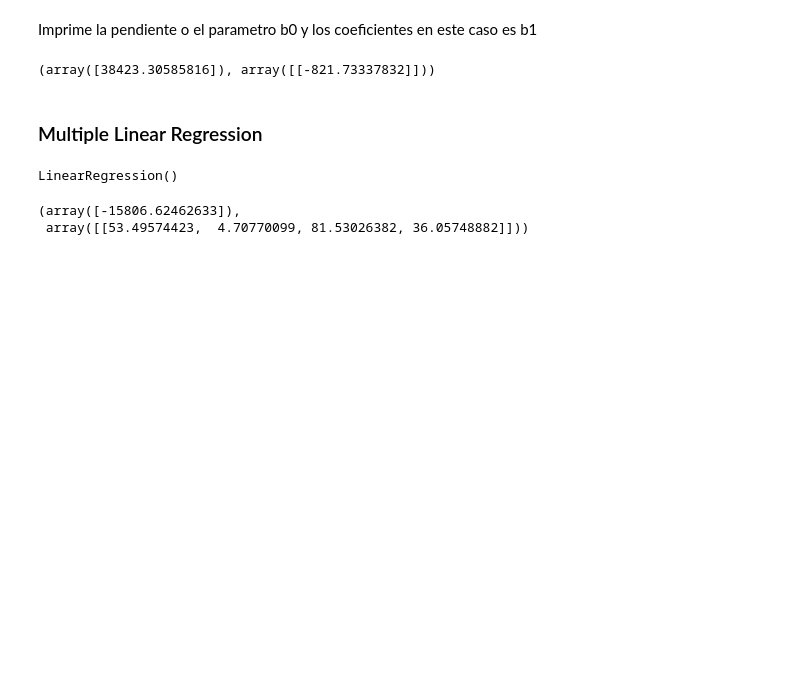
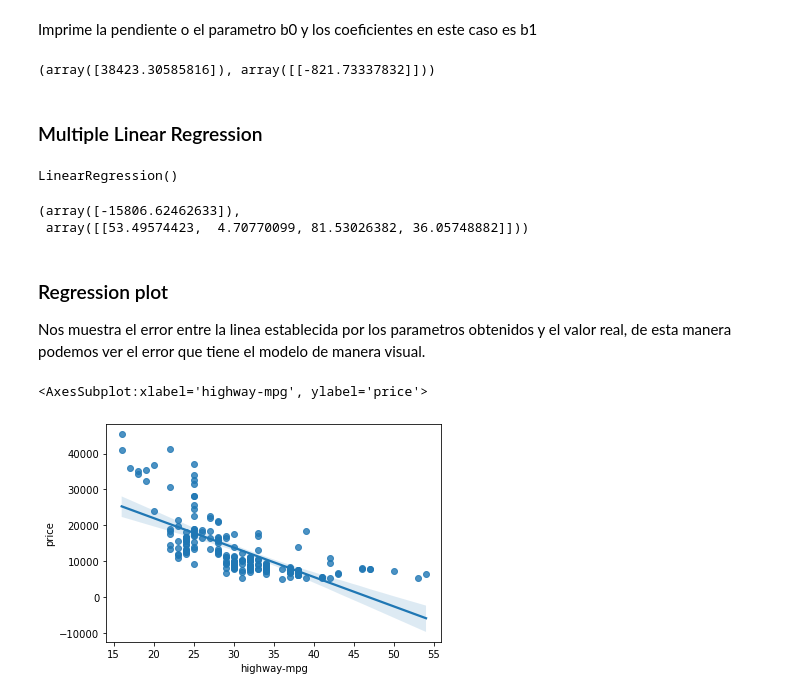
Before and after one commit to PosgradoMNA/actividades-de-aprendizaje-Luisbaduy97, a Jupyter notebook: data_analysis_python/module_4.ipynb, the cells around one changed output. Saved outputs shown, nothing was run; the diff lists cells and outputs as text; code cells hidden in the pictures; blank space fills up the shorter version.

Commit message:
add model evaluation with visualization

```diff
--- a/data_analysis_python/module_4.ipynb
+++ b/data_analysis_python/module_4.ipynb
@@ -52,3 +52,12 @@ lm.intercept_, lm.coef_
 # %% [output]
 (array([-15806.62462633]),
  array([[53.49574423,  4.70770099, 81.53026382, 36.05748882]]))
+# %% [markdown]
+### Regression plot
+
+Nos muestra el error entre la linea establecida por los parametros obtenidos y el valor real, de esta manera podemos ver el error que tiene el modelo de manera visual.
+# %%
+sns.regplot(x='highway-mpg', y='price', data=df)
+# %% [output]
+<AxesSubplot:xlabel='highway-mpg', ylabel='price'>
+[figure, added]
```
Also changed, not shown: parts of 2 cells of this notebook.
